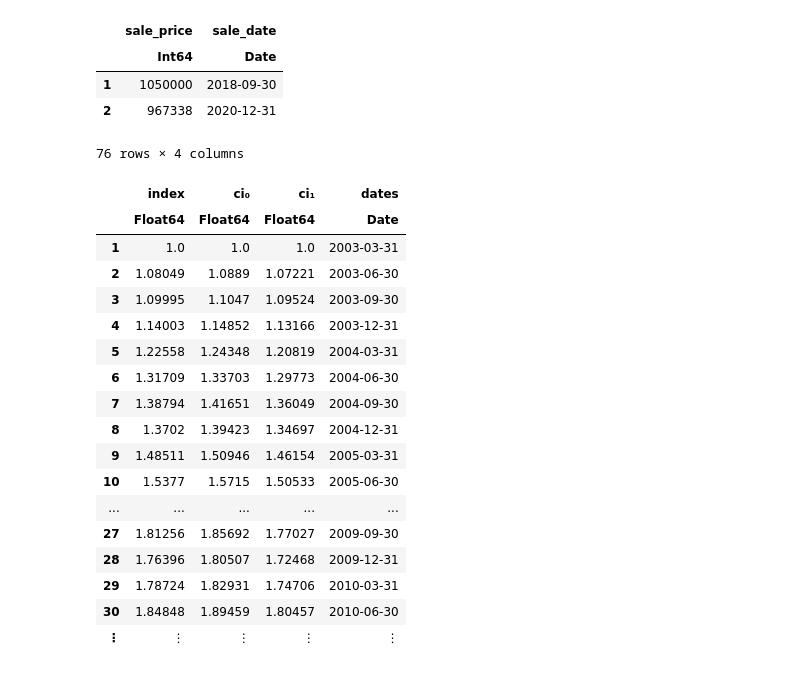
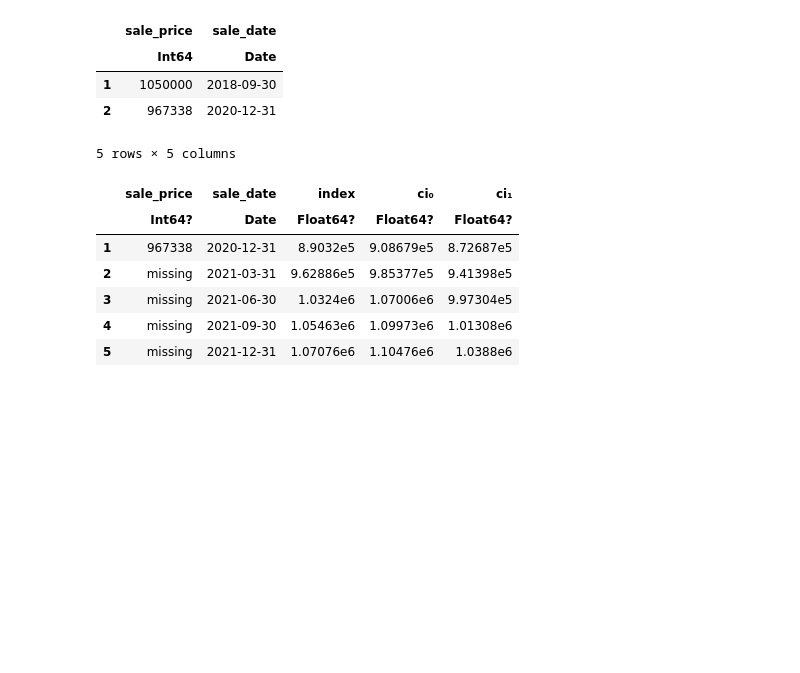
Before and after one commit to ivoytov/manhattan, a Jupyter notebook: manhattan.ipynb, the cells around one changed output. Cells and saved outputs as stored; diff of their text form; code cells hidden in the pictures; blank space fills up the shorter version.

```diff
--- a/manhattan.ipynb
+++ b/manhattan.ipynb
@@ -232,31 +238,19 @@ apt = df[(df.block .== 886) .& (df.lot .== 1202), ["sale_price", "sale_date"]]
 |  | Int64 | Date |
 | 1 | 1050000 | 2018-09-30 |
 | 2 | 967338 | 2020-12-31 |
-# %%
-idx = calc_index(df[(df.borough .== "Manhattan") .& (df.house_class .== "Condo"), :])
-# %% [output]
-76 rows × 4 columns
-|  | index | ci₀ | ci₁ | dates |
-|  | Float64 | Float64 | Float64 | Date |
-| 1 | 1.0 | 1.0 | 1.0 | 2003-03-31 |
-| 2 | 1.08049 | 1.0889 | 1.07221 | 2003-06-30 |
-| 3 | 1.09995 | 1.1047 | 1.09524 | 2003-09-30 |
-| 4 | 1.14003 | 1.14852 | 1.13166 | 2003-12-31 |
-| 5 | 1.22558 | 1.24348 | 1.20819 | 2004-03-31 |
-| 6 | 1.31709 | 1.33703 | 1.29773 | 2004-06-30 |
-| 7 | 1.38794 | 1.41651 | 1.36049 | 2004-09-30 |
-| 8 | 1.3702 | 1.39423 | 1.34697 | 2004-12-31 |
-| 9 | 1.48511 | 1.50946 | 1.46154 | 2005-03-31 |
-| 10 | 1.5377 | 1.5715 | 1.50533 | 2005-06-30 |
-| ... | ... | ... | ... | ... |
-| 27 | 1.81256 | 1.85692 | 1.77027 | 2009-09-30 |
-| 28 | 1.76396 | 1.80507 | 1.72468 | 2009-12-31 |
-| 29 | 1.78724 | 1.82931 | 1.74706 | 2010-03-31 |
-| 30 | 1.84848 | 1.89459 | 1.80457 | 2010-06-30 |
-| ⋮ | ⋮ | ⋮ | ⋮ | ⋮ |
 # %%
+idx = calc_index(df[(df.borough .== "Manhattan") .& (df.house_class .== "Condo"), :])
 idxₐ = outerjoin(apt, idx, on = :sale_date => :dates)
 f = idxₐ.sale_price[1] / idxₐ.index[1]
-transform!(idxₐ, :index => x -> x * f; renamecols=false)
+idxₐ[:, [:index, :ci₀, :ci₁]] .*= f
 sort!(idxₐ, :sale_date)
-plot(idxₐ.sale_date, idxₐ.index, label="Price", legend=:topleft, title="Apt 1B Index")
+last(idxₐ, 5)
+# %% [output]
+5 rows × 5 columns
+|  | sale_price | sale_date | index | ci₀ | ci₁ |
+|  | Int64? | Date | Float64? | Float64? | Float64? |
+| 1 | 967338 | 2020-12-31 | 8.9032e5 | 9.08679e5 | 8.72687e5 |
+| 2 | missing | 2021-03-31 | 9.62886e5 | 9.85377e5 | 9.41398e5 |
+| 3 | missing | 2021-06-30 | 1.0324e6 | 1.07006e6 | 9.97304e5 |
+| 4 | missing | 2021-09-30 | 1.05463e6 | 1.09973e6 | 1.01308e6 |
+| 5 | missing | 2021-12-31 | 1.07076e6 | 1.10476e6 | 1.0388e6 |
```
Also changed, not shown: parts of 5 cells of this notebook.
